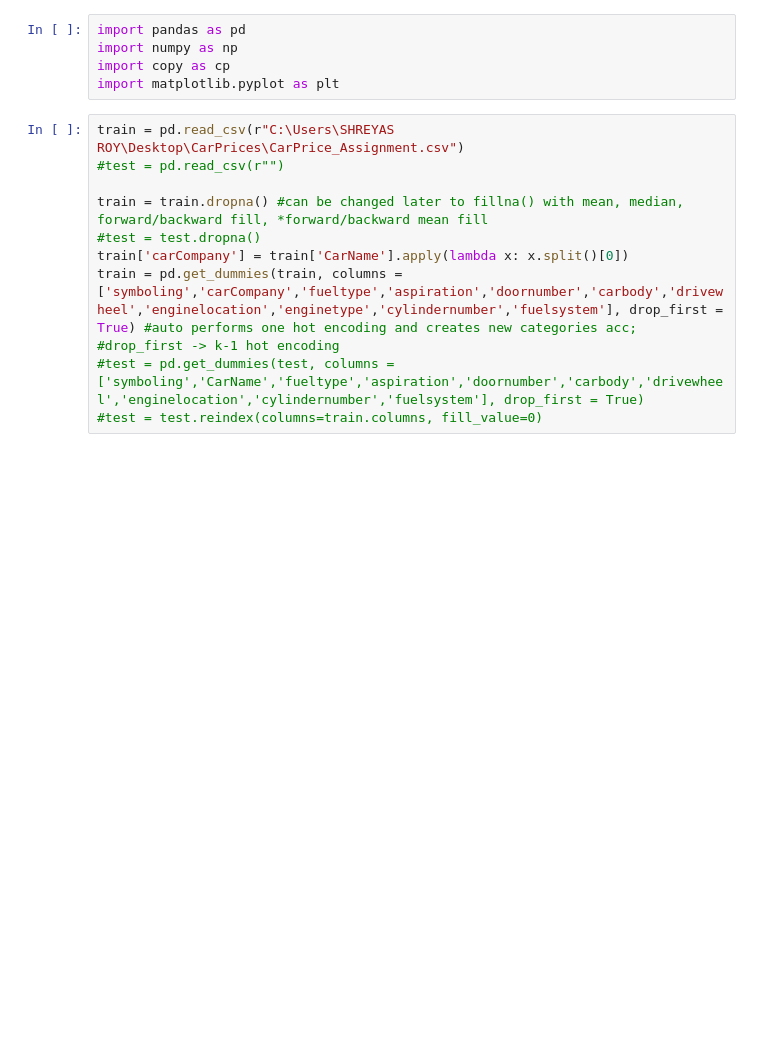
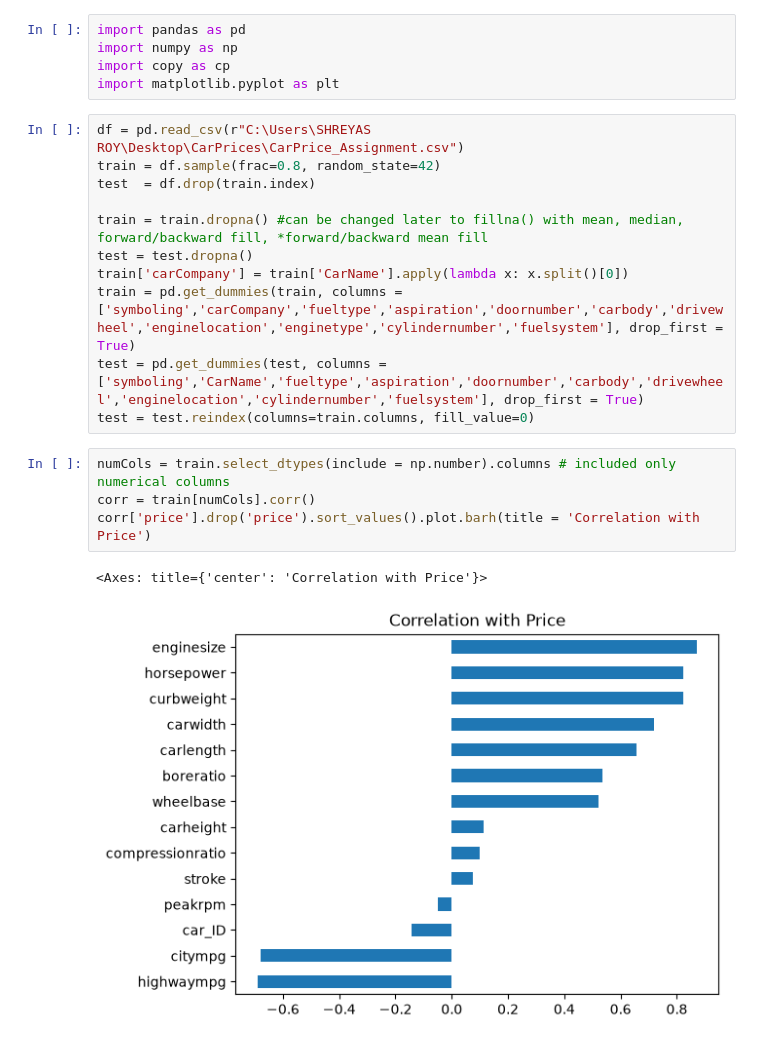
Before and after one commit to ShreyasRoy72/MRM-TaskPhase, a Jupyter notebook: LinearRegressionTask6.ipynb, the cells around one changed output. Drawn from its saved outputs; the diff is of its cells as text; blank space fills up the shorter version.

```diff
--- a/LinearRegressionTask6.ipynb
+++ b/LinearRegressionTask6.ipynb
@@ -4,13 +4,20 @@ import numpy as np
 import copy as cp
 import matplotlib.pyplot as plt
 # %%
-train = pd.read_csv(r"C:\Users\SHREYAS ROY\Desktop\CarPrices\CarPrice_Assignment.csv")
-#test = pd.read_csv(r"")
+df = pd.read_csv(r"C:\Users\SHREYAS ROY\Desktop\CarPrices\CarPrice_Assignment.csv")
+train = df.sample(frac=0.8, random_state=42)
+test  = df.drop(train.index)
 
 train = train.dropna() #can be changed later to fillna() with mean, median, forward/backward fill, *forward/backward mean fill
-#test = test.dropna()
+test = test.dropna()
 train['carCompany'] = train['CarName'].apply(lambda x: x.split()[0])
-train = pd.get_dummies(train, columns = ['symboling','carCompany','fueltype','aspiration','doornumber','carbody','drivewheel','enginelocation','enginetype','cylindernumber','fuelsystem'], drop_first = True) #auto performs one hot encoding and creates new categories acc;
-#drop_first -> k-1 hot encoding
-#test = pd.get_dummies(test, columns = ['symboling','CarName','fueltype','aspiration','doornumber','carbody','drivewheel','enginelocation','cylindernumber','fuelsystem'], drop_first = True)
-#test = test.reindex(columns=train.columns, fill_value=0)
+train = pd.get_dummies(train, columns = ['symboling','carCompany','fueltype','aspiration','doornumber','carbody','drivewheel','enginelocation','enginetype','cylindernumber','fuelsystem'], drop_first = True)
+test = pd.get_dummies(test, columns = ['symboling','CarName','fueltype','aspiration','doornumber','carbody','drivewheel','enginelocation','cylindernumber','fuelsystem'], drop_first = True)
+test = test.reindex(columns=train.columns, fill_value=0)
+# %%
+numCols = train.select_dtypes(include = np.number).columns # included only numerical columns
+corr = train[numCols].corr()
+corr['price'].drop('price').sort_values().plot.barh(title = 'Correlation with Price')
+# %% [output]
+<Axes: title={'center': 'Correlation with Price'}>
+[figure, added]
```
Also changed, not shown: parts of 13 cells of this notebook, 1 other file.
